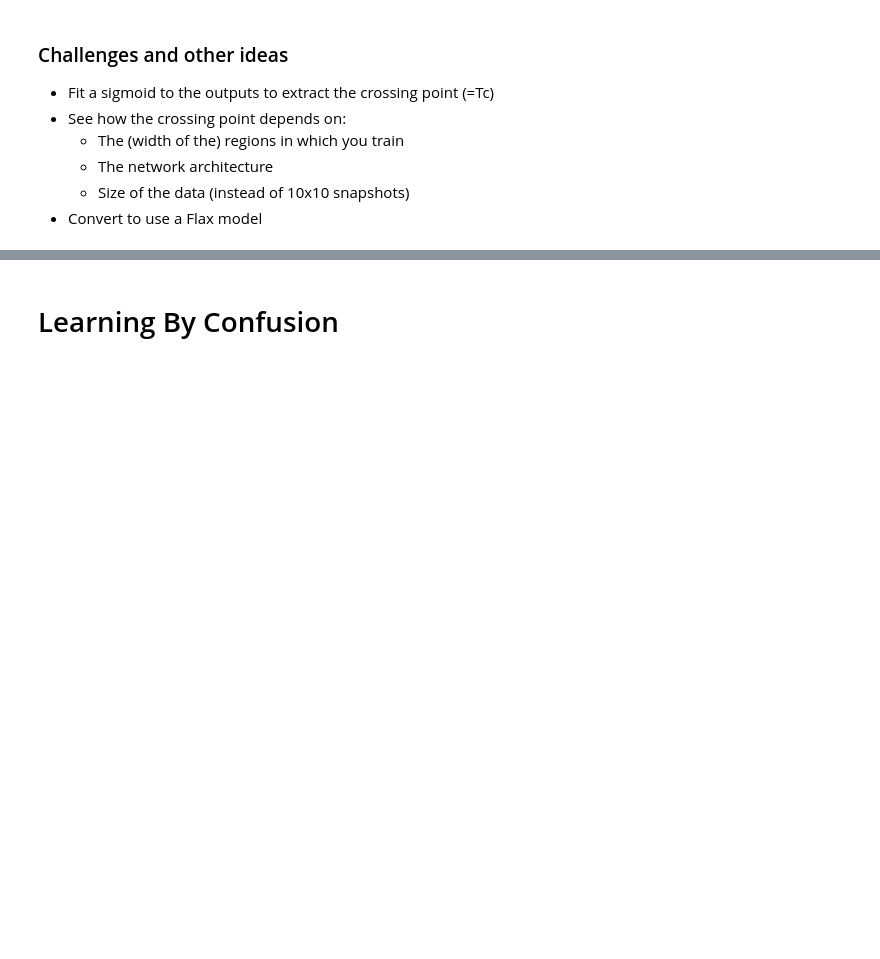
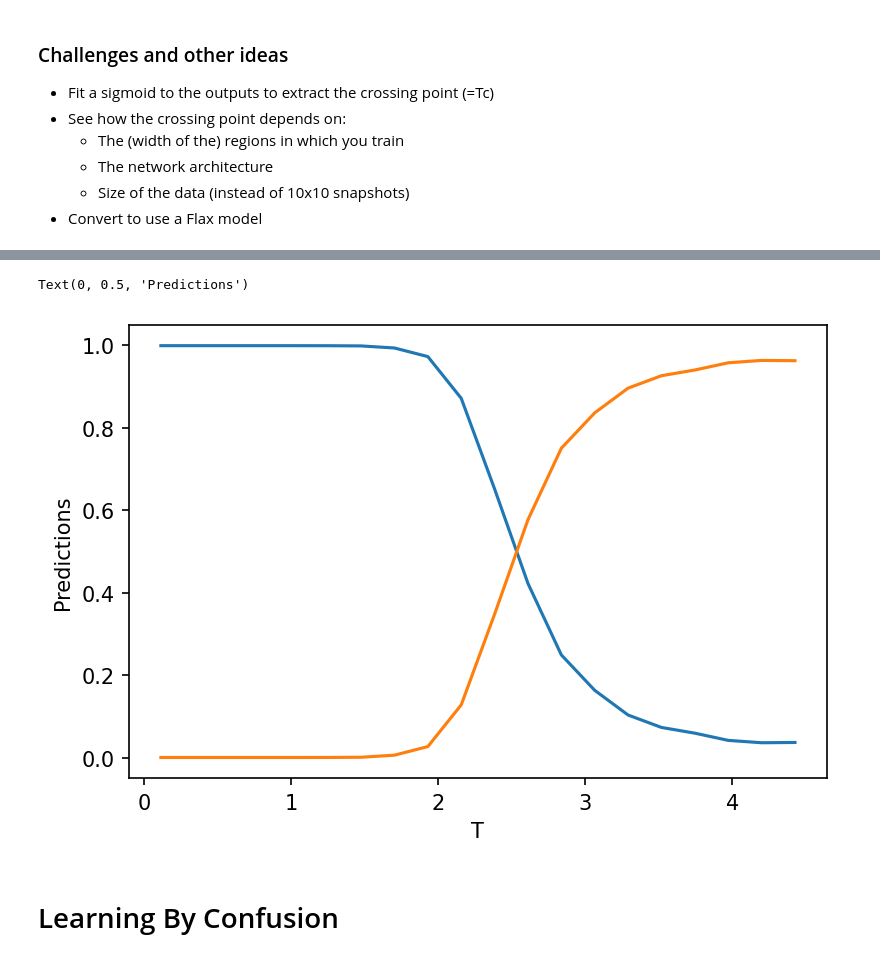
Before and after one commit to everthemore/toulouse-2022, a Jupyter notebook: Ising_ML_Supervised.ipynb, the cells around one changed output, grey strips where cells are left out. Saved outputs shown, nothing was run; the diff lists cells and outputs as text; code cells hidden in the pictures; blank space fills up the shorter version.

Commit message:
Add Keras version

```diff
--- a/Ising_ML_Supervised.ipynb
+++ b/Ising_ML_Supervised.ipynb
@@ -422,0 +442,8 @@ Text(0, 0.5, 'Predictions')
+# %%
+from keras.models import Sequential
+from keras.layers import Dense
+model = Sequential()
+model.add(Dense(8, activation='relu', input_shape=(100,)))
+model.add(Dense(2, activation='softmax'))
+model.compile(loss='binary_crossentropy', optimizer='sgd', metrics=['accuracy'])
+model.summary()
@@ -422,0 +464,5 @@ Text(0, 0.5, 'Predictions')
+# %%
+model.fit(np.array(train_x), np.array(train_y), epochs=10, batch_size=32, verbose=1)
+
+_, accuracy = model.evaluate(np.array(test_x), np.array(test_y))
+print('Accuracy: %.2f' % (accuracy*100))
@@ -423,3 +487,19 @@ Text(0, 0.5, 'Predictions')
+# %%
+# For every temperature, get the averaged prediction
+predictions = []
+for T in Ts:
+    x = all_data['%.3f'%T]#['x']
+    p = model.predict(np.array(x))
+    p = np.mean( p, axis=0 )
+    predictions.append(p)
+# %%
+fig, ax = plt.subplots(dpi=150)
+ax.plot( Ts, predictions )
+ax.set_xlabel("T")
+ax.set_ylabel("Predictions")
+# %% [output]
+Text(0, 0.5, 'Predictions')
+[figure, added]
 # %% [markdown]
 # Learning By Confusion
 # %%
```
Also changed, not shown: parts of 8 cells of this notebook.
